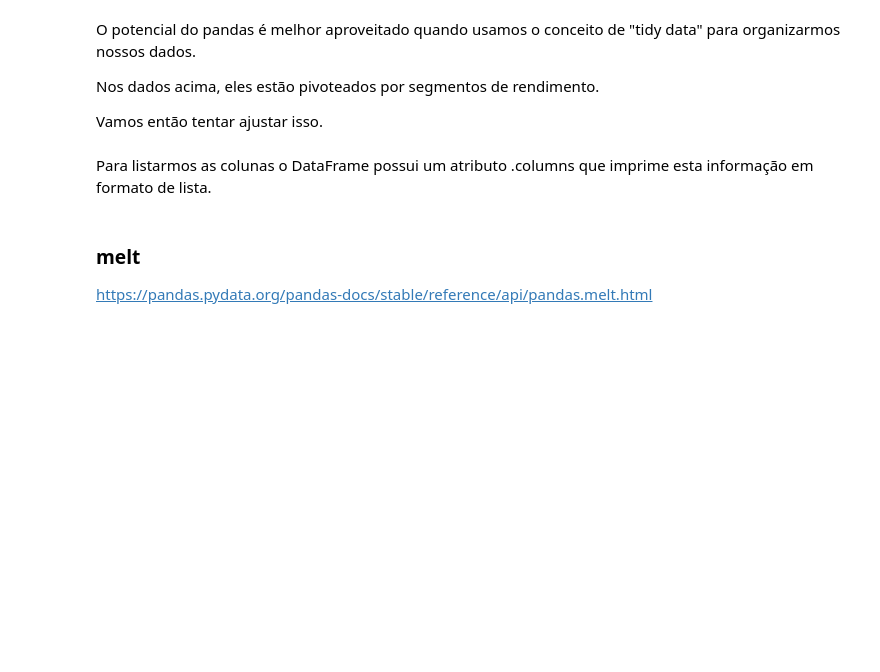
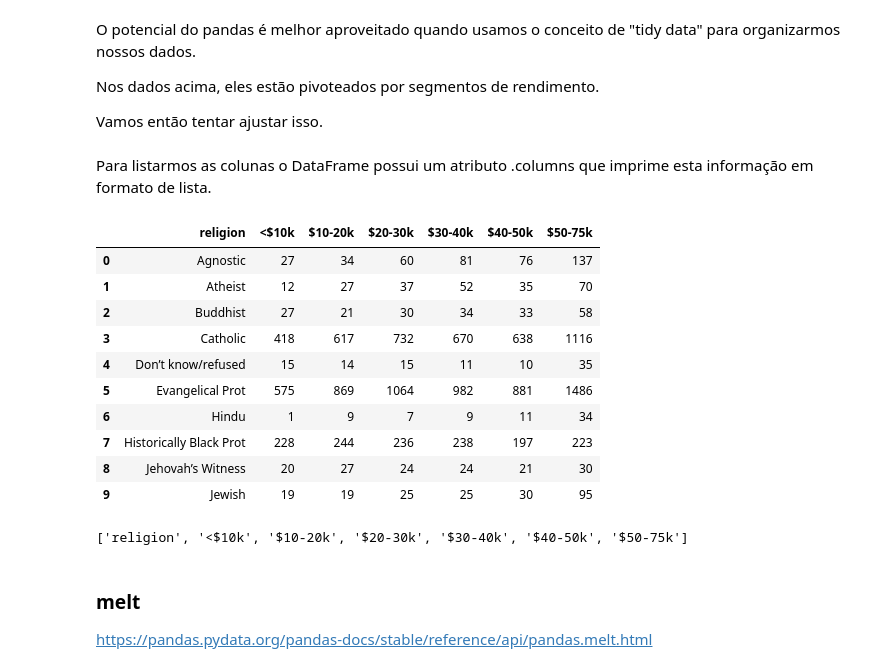
Before and after one commit to robertosgpontes/tec_prog_1, a Jupyter notebook: Pandas.ipynb, the cells around one changed output. Drawn from its saved outputs; the diff is of its cells as text; code cells hidden in the pictures; blank space fills up the shorter version.

```diff
--- a/Pandas.ipynb
+++ b/Pandas.ipynb
@@ -631,6 +699,9 @@ Fazendo append
 ## Funções Pandas
 # %% [markdown]
 A partir de um arquivo `dados_religiao_income.txt`
+# %%
+df = pd.read_table('dados/dados_religiao_income.txt',
+                   header=0, sep=' ')
 # %% [markdown]
 O potencial do pandas é melhor aproveitado quando usamos o conceito de "tidy data" para organizarmos nossos dados.
 
@@ -639,6 +710,24 @@ Nos dados acima, eles estão pivoteados por segmentos de rendimento.
 Vamos então tentar ajustar isso.
 # %% [markdown]
 Para listarmos as colunas o DataFrame possui um atributo .columns que imprime esta informação em formato de lista.
+# %%
+df
+# %% [output]
+|  | religion | <$10k | $10-20k | $20-30k | $30-40k | $40-50k | $50-75k |
+| 0 | Agnostic | 27 | 34 | 60 | 81 | 76 | 137 |
+| 1 | Atheist | 12 | 27 | 37 | 52 | 35 | 70 |
+| 2 | Buddhist | 27 | 21 | 30 | 34 | 33 | 58 |
+| 3 | Catholic | 418 | 617 | 732 | 670 | 638 | 1116 |
+| 4 | Don’t know/refused | 15 | 14 | 15 | 11 | 10 | 35 |
+| 5 | Evangelical Prot | 575 | 869 | 1064 | 982 | 881 | 1486 |
+| 6 | Hindu | 1 | 9 | 7 | 9 | 11 | 34 |
+| 7 | Historically Black Prot | 228 | 244 | 236 | 238 | 197 | 223 |
+| 8 | Jehovah’s Witness | 20 | 27 | 24 | 24 | 21 | 30 |
+| 9 | Jewish | 19 | 19 | 25 | 25 | 30 | 95 |
+# %%
+list(df.columns)
+# %% [output]
+['religion', '<$10k', '$10-20k', '$20-30k', '$30-40k', '$40-50k', '$50-75k']
 # %% [markdown]
 ### melt
 https://pandas.pydata.org/pandas-docs/stable/reference/api/pandas.melt.html
```
Also changed, not shown: parts of 16 cells of this notebook.
